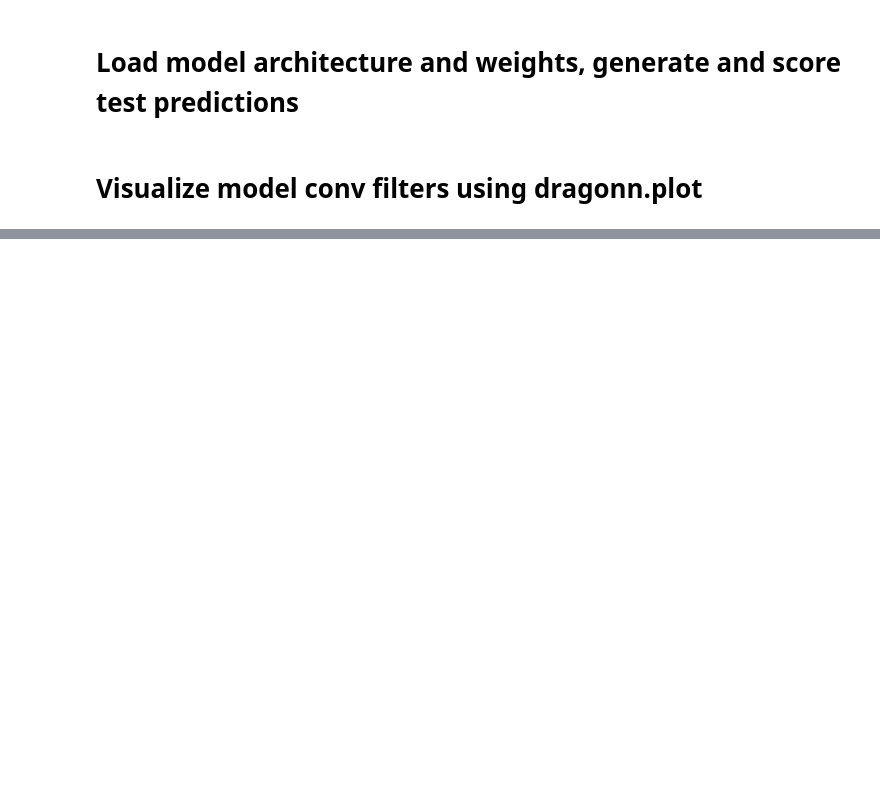
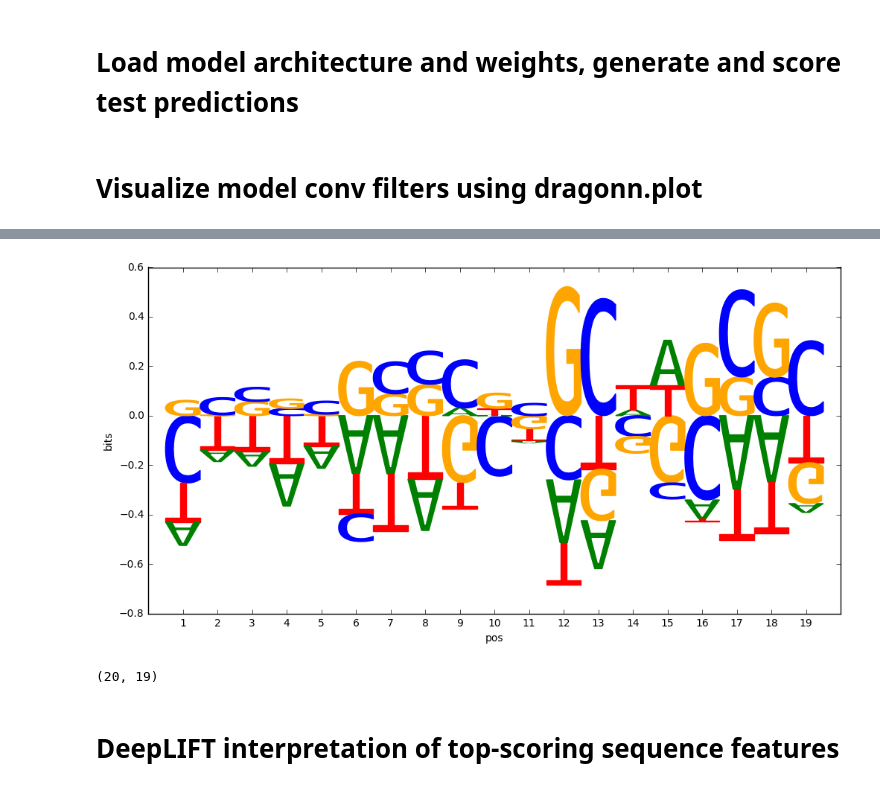
Before and after one commit to kundajelab/mpra, a Jupyter notebook: deeplearn/scripts/Interpretation of Trained Models.ipynb, the cells around one changed output, grey strips where cells are left out. Drawn from its saved outputs; the diff is of its cells as text; code cells hidden in the pictures; blank space fills up the shorter version.

```diff
--- a/deeplearn/scripts/Interpretation of Trained Models.ipynb
+++ b/deeplearn/scripts/Interpretation of Trained Models.ipynb
@@ -189,0 +392,28 @@ for i in range(len(conv_filter_pwms_reaxis)):
+# %%
+import matplotlib.pyplot as plt
+from dragonn import plot
+fig = plot.plot_bases(conv1_weights[:, :, 2])
+plt.show()
+# %% [output]
+[figure, added]
+# %%
+def filter_to_sequence(matrix):
+    maxedMatrix = np.argmax(matrix, axis = 1)
+    bases = {0: 'A', 1: 'C', 2: 'G', 3: 'T'}
+    motifMatrix = np.vectorize(bases.get)(maxedMatrix)
+    motifMatrix = np.swapaxes(motifMatrix, 0, 1)
+    print motifMatrix.shape
+    motifs = []
+    for arr in motifMatrix:
+        arr = list(arr)
+        motifs.append(''.join(arr))
+    return motifs
+
+motifs = filter_to_sequence(conv_weights)
+motifsFile = open('../model_files/regressionJun24Positives/interpretation/conv_filters_20_transformed_motifs.txt', 'w')
+for i in range(len(motifs)):
+    motifsFile.write('>conv1_filter' + str(i) + '\n')
+    motifsFile.write(motifs[i] + '\n')
+motifsFile.close()
+# %% [output]
+(20, 19)
@@ -189,0 +448,2 @@ for i in range(len(conv_filter_pwms_reaxis)):
+# %% [markdown]
+# DeepLIFT interpretation of top-scoring sequence features
```
Also changed, not shown: parts of 53 cells of this notebook, 31 other files.
